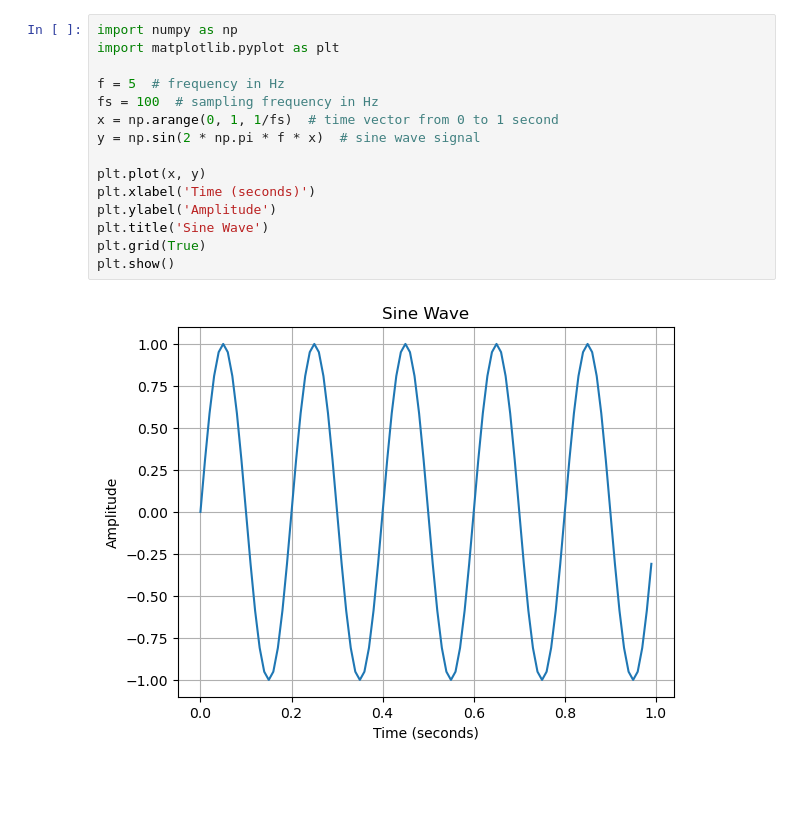
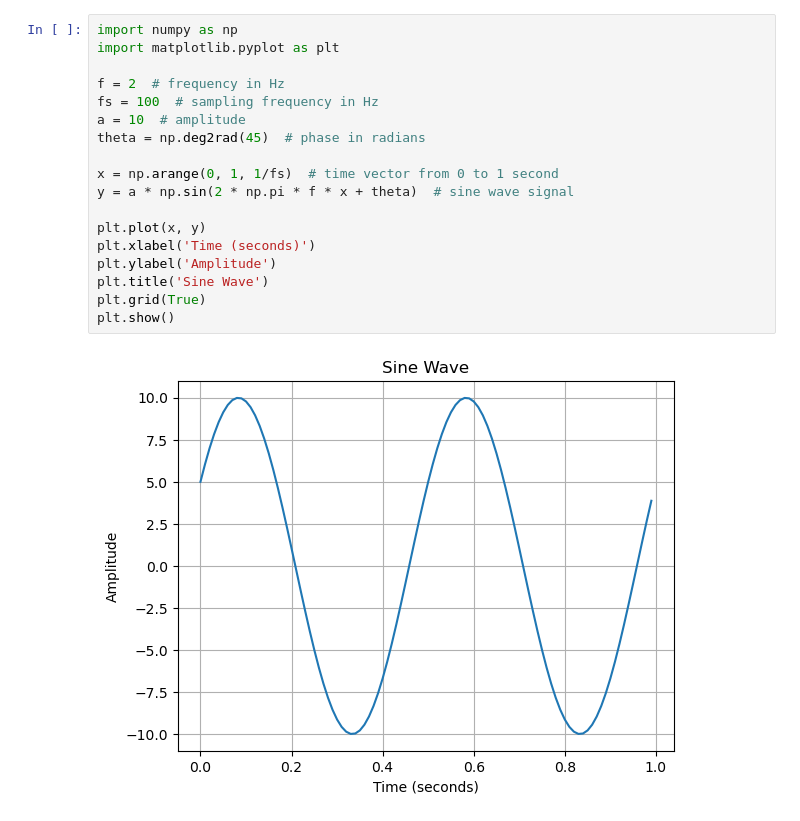
Before and after one commit to muhammadshiblinoman/Digital_Signal_Processing_With_Python, a Jupyter notebook: sineWave.ipynb, the cells around one changed output. Drawn from its saved outputs; the diff is of its cells as text; blank space fills up the shorter version.

```diff
--- a/sineWave.ipynb
+++ b/sineWave.ipynb
@@ -1,17 +1,20 @@
 # %%
 import numpy as np
 import matplotlib.pyplot as plt
 
-f = 5  # frequency in Hz
+f = 2  # frequency in Hz
 fs = 100  # sampling frequency in Hz
+a = 10  # amplitude
+theta = np.deg2rad(45)  # phase in radians
+
 x = np.arange(0, 1, 1/fs)  # time vector from 0 to 1 second
-y = np.sin(2 * np.pi * f * x)  # sine wave signal
+y = a * np.sin(2 * np.pi * f * x + theta)  # sine wave signal
 
 plt.plot(x, y)
 plt.xlabel('Time (seconds)')
 plt.ylabel('Amplitude')
 plt.title('Sine Wave')
 plt.grid(True)
 plt.show()
 # %% [output]
-[figure, old version]
+[figure, new version]
```
Also changed, not shown: parts of 3 cells of this notebook, 1 other file.
